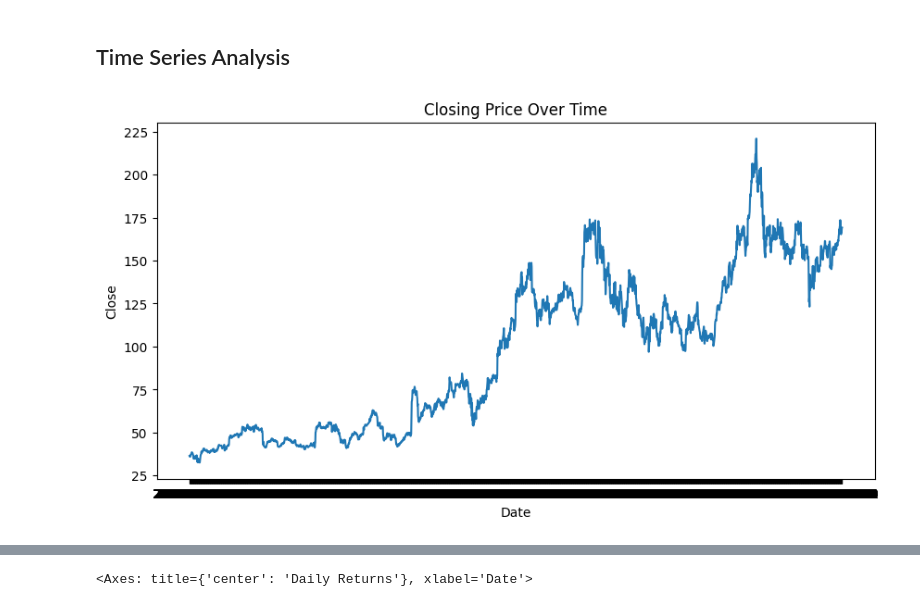
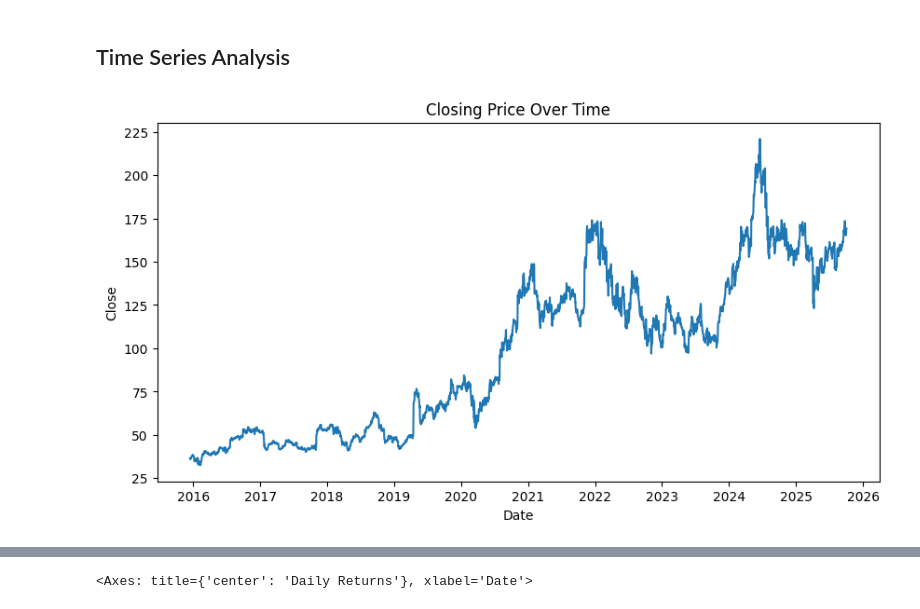
Before and after one commit to Kpranav-Kp/QCOM-stock-eda, a Jupyter notebook: notebooks/QCOM_stock_eda.ipynb, the cells around one changed output, grey strips where cells are left out. Drawn from its saved outputs; the diff is of its cells as text; code cells hidden in the pictures.

```diff
--- a/notebooks/QCOM_stock_eda.ipynb
+++ b/notebooks/QCOM_stock_eda.ipynb
@@ -200,13 +339,13 @@ sns.regplot(data=df, x='Open', y='Close')
 ## Time Series Analysis
 # %%
 plt.figure(figsize=(10,5))
-plt.plot(df['Date'], df['Close'])
+plt.plot(df.index, df['Close'])
 plt.title('Closing Price Over Time')
 plt.xlabel('Date')
 plt.ylabel('Close')
 plt.show()
 # %% [output]
-[figure, old version]
+[figure, new version]
 # %%
 from statsmodels.tsa.seasonal import seasonal_decompose
 decomposition = seasonal_decompose(df['Close'], model='additive', period=365)
```
Also changed, not shown: parts of 49 cells of this notebook.
